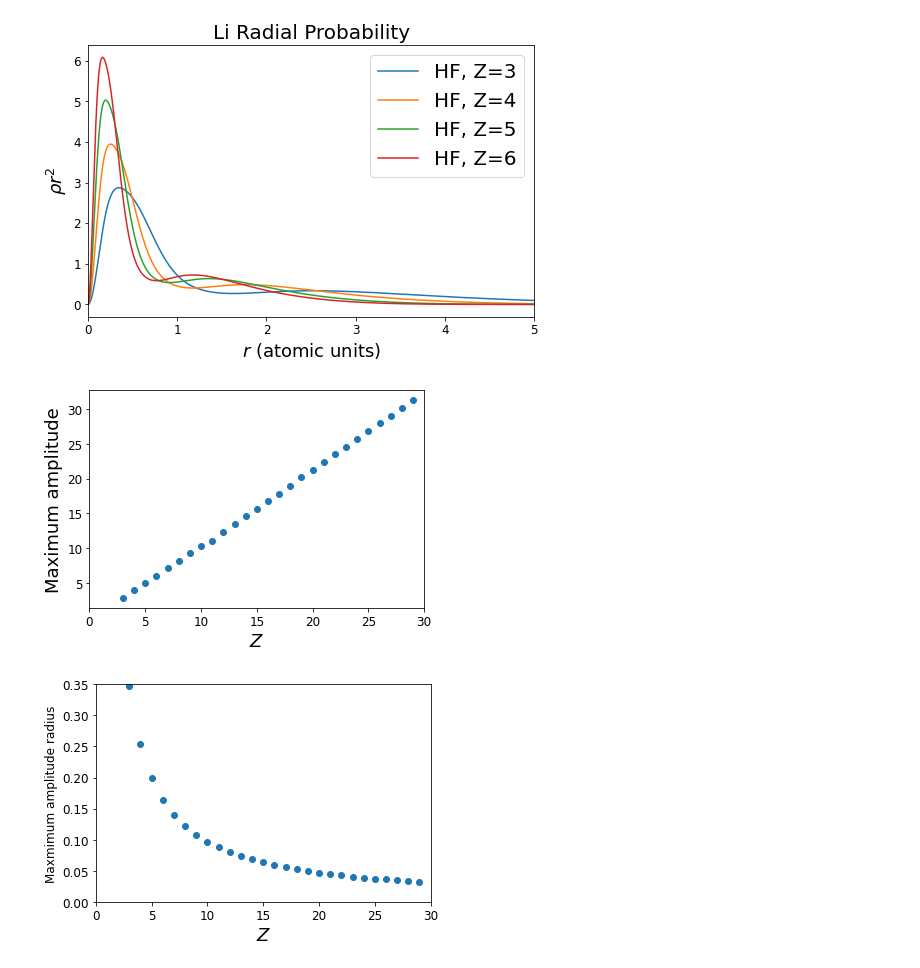
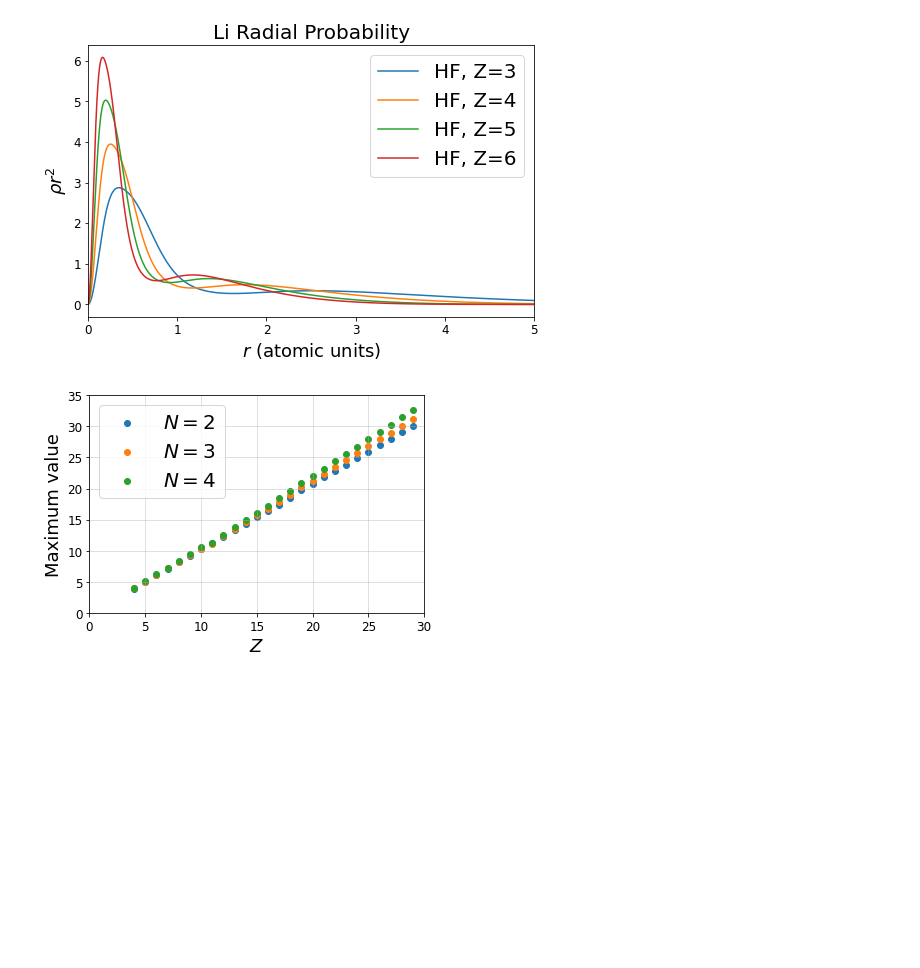
Before and after one commit to eslardet/quantum-chemistry-dissertation, a Jupyter notebook: figures.ipynb, the cells around one changed output. Saved outputs shown, nothing was run; the diff lists cells and outputs as text; code cells hidden in the pictures; blank space fills up the shorter version.

Commit message:
updated modes figures

```diff
--- a/figures.ipynb
+++ b/figures.ipynb
@@ -493,30 +493,25 @@ for z in [3, 4, 5, 6]:
 plt.show()
 # %% [output]
 [figure]
-# %%
-### Find modes heights and locations ###
-rs = np.linspace(0,5,10000)
-Zs = np.arange(3, 30)
-modes = []
-heights = []
-
-for Z in Zs:
-    wfn = get_HF_density(element="Li", Z=Z)(rs)
-    modes.append(rs[np.argmax(wfn)])
-    heights.append(np.max(wfn))
-
-plt.scatter(Zs, heights)
-plt.xlabel("$Z$")
-plt.ylabel("Maximum amplitude")
-plt.xlim(0,30)
-plt.show()
-
-plt.scatter(Zs, modes)
-plt.xlabel("$Z$")
-plt.ylabel("Maxmimum amplitude radius", fontsize=12)
-plt.xlim(0,30)
-plt.ylim(0,0.35)
-plt.show()
-# %% [output]
-[figure, removed]
-[figure, removed]
+# %%
+### Find modes heights ###
+rs = np.linspace(0,5,10000)
+Zs = np.arange(4, 30)
+for i, element in enumerate(["He", "Li", "Be"]):
+    heights = []
+
+    for Z in Zs:
+        wfn = get_HF_density(element=element, Z=Z)(rs)
+        heights.append(np.max(wfn))
+
+    plt.scatter(Zs, heights, label="$N=$" + str(i+2))
+
+plt.xlabel("$Z$")
+plt.ylabel("Maximum value")
+plt.xlim(0,30)
+plt.ylim(0,35)
+plt.legend()
+plt.grid(alpha=0.5)
+plt.show()
+# %% [output]
+[figure, added]
```
Also changed, not shown: parts of 3 cells of this notebook.
